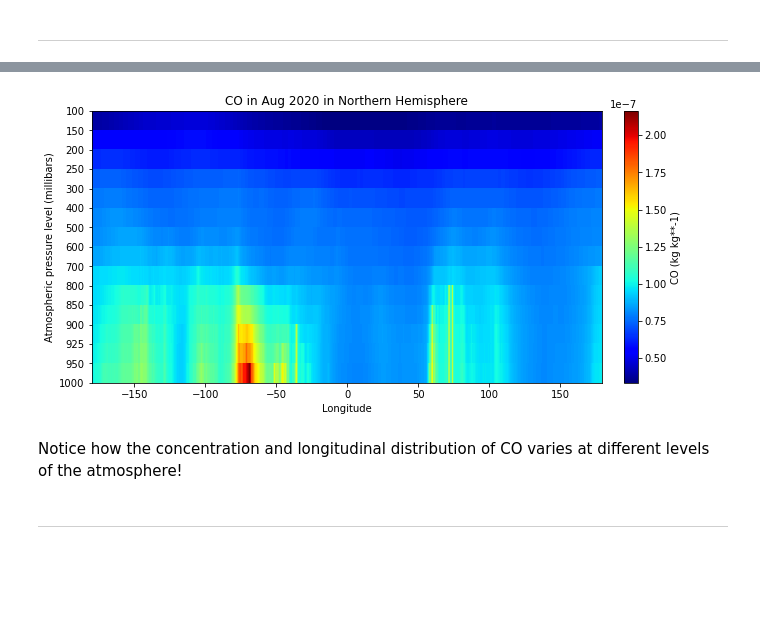
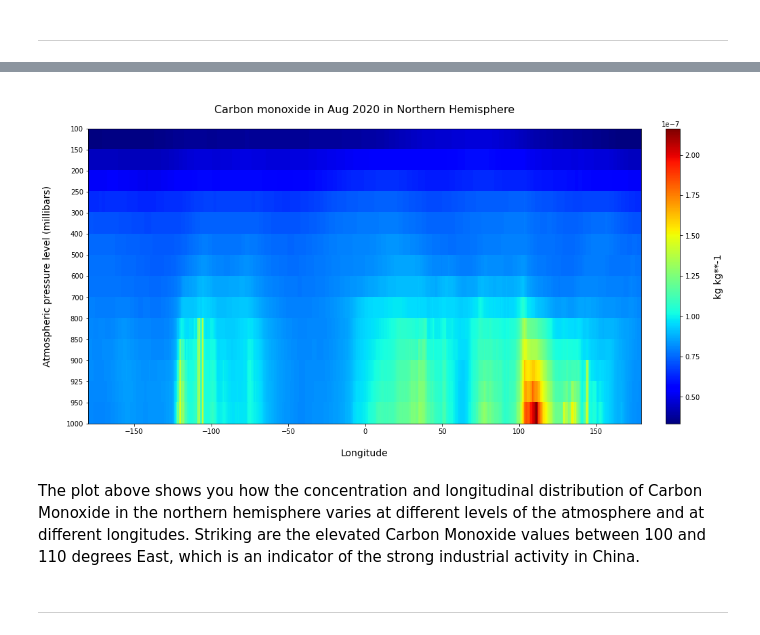
Before and after one commit to ecmwf-projects/copernicus-training, a Jupyter notebook: 213_cams_global_reanalysis.ipynb, the cells around one changed output, grey strips where cells are left out. Cells and saved outputs as stored; diff of their text form; code cells hidden in the pictures; blank space fills up the shorter version.

```diff
--- a/213_cams_global_reanalysis.ipynb
+++ b/213_cams_global_reanalysis.ipynb
@@ -65,4 +72,4 @@ with ZipFile(f'{DATADIR}/EAC4_2020-08_CO.zip', 'r') as zipObj:
 # %%
-ds_co = xr.open_dataset('./data/cams_eac4_202008_pl.nc')
+ds_co = xr.open_dataset('./data/cams/levtype_pl.nc')
 ds_co
 # %% [output]
@@ -84,0 +111,3 @@ Attributes:
+# %%
+da_co_assigned = da_co.assign_coords(longitude=(((da_co.longitude + 180) % 360) - 180)).sortby('longitude')
+da_co_assigned
@@ -97,0 +136,3 @@ Now we can plot and visualise our data.
+# %%
+north = da_co_assigned.where((da_co_assigned.latitude >= 0), drop=True)
+north
@@ -97,0 +183,3 @@ Now we can plot and visualise our data.
+# %%
+co = co.assign_attrs(north.attrs)
+co
@@ -98,32 +222,27 @@ Now we can plot and visualise our data.
 # %%
-# The y axis (pressure levels) is a non-linear scale.
-# To ensure equal spacing between the values, we create a regular scale.
-y = np.arange(co.level.shape[0])+1
-y = y[::-1]
+# Define the figure and specify size
+fig = plt.figure(figsize=(16, 8))
+ax = plt.subplot()
 
-# Define the figure and specify size
-fig = plt.figure(figsize=(10, 5))
-ax = plt.subplot(1,1,1)
+# Plot the figure with pcolormesh
+im = plt.pcolormesh(co.longitude, y, co[0,:,:], cmap='jet')
 
-# Set x and y axis tickmarks, labels and figure title
+# Set x and y axis tickmarks, labels
 ax.yaxis.set_ticks(y)
 ax.yaxis.set_ticklabels(co.level.values)
-ax.set_xlabel('Longitude')
-ax.set_ylabel('Atmospheric pressure level (millibars)')
-ax.set_title('CO in Aug 2020 in Northern Hemisphere', fontsize=12)
 
-# As the presure levels (25) are much less than the longitudes (480),
-# we need to ensure the plot fits into the size of the figure.
-ax.set_aspect('auto')
+# Set axes labels and title
+ax.set_xlabel('\nLongitude', fontsize=14)
+ax.set_ylabel('Atmospheric pressure level (millibars)\n', fontsize=14)
+ax.set_title('\n'+ co.long_name + ' in Aug 2020 in Northern Hemisphere\n', fontsize=16)
 
-# Plot the figure and specify a colourbar
-im = plt.pcolormesh(co.longitude-180, y, co[0,:,:], cmap='jet')
+# Specify a colorbar
 cbar = plt.colorbar(im,fraction=0.046, pad=0.04)
-cbar.set_label('CO (kg kg**-1)')
+cbar.set_label('\n'+ co.units, fontsize=14)
 # %% [output]
-[figure, old version]
+[figure, new version]
-# %% [markdown]
-Notice how the concentration and longitudinal distribution of CO varies at different levels of the atmosphere!
+# %% [markdown]
+The plot above shows you how the concentration and longitudinal distribution of Carbon Monoxide in the northern hemisphere varies at different levels of the atmosphere and at different longitudes. Striking are the elevated Carbon Monoxide values between 100 and 110 degrees East, which is an indicator of the strong industrial activity in China.
 # %% [markdown]
 <hr>
 # %% [markdown]
```
Also changed, not shown: parts of 37 cells of this notebook, 2 other files.
